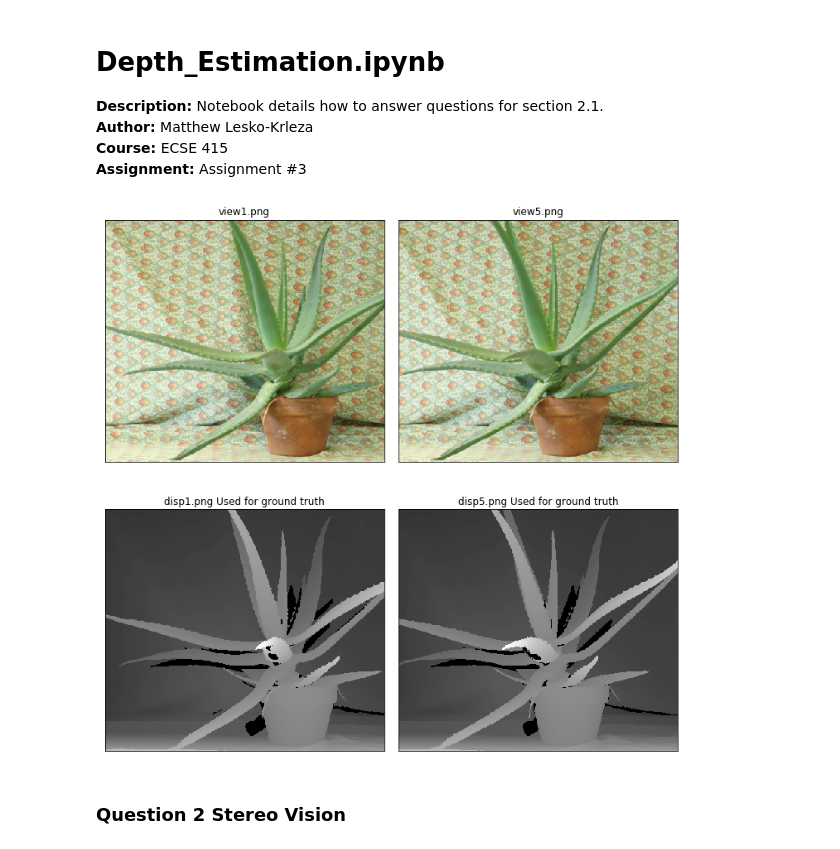
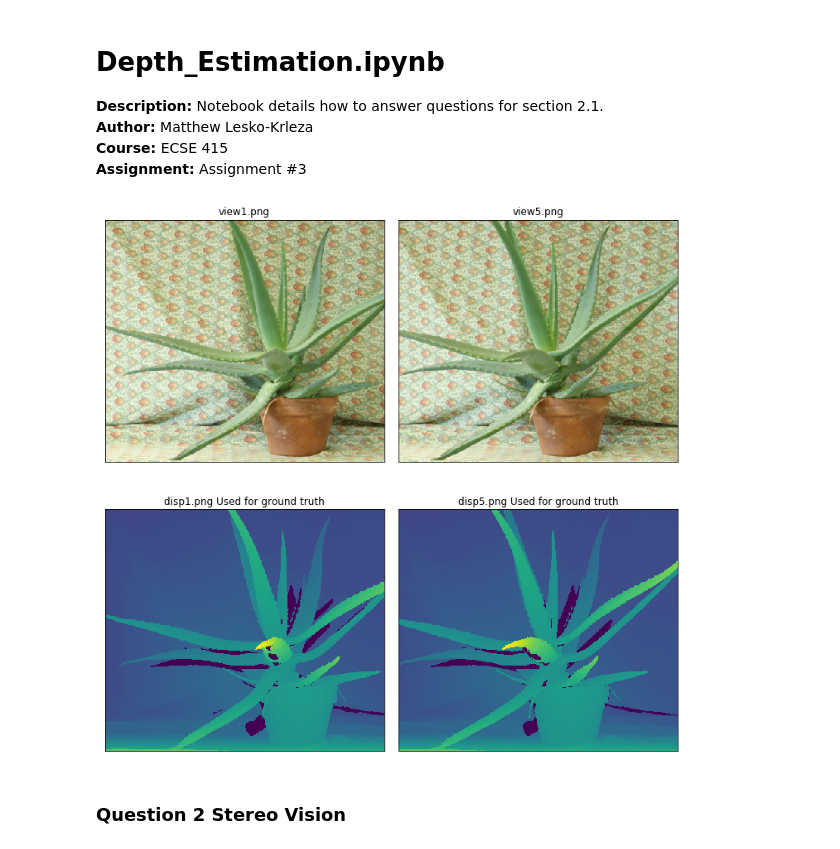
Before and after one commit to mattesko/ECSE415-Assignments, a Jupyter notebook: Assignment_3/Depth_Estimation.ipynb, the cells around one changed output. Saved outputs shown, nothing was run; the diff lists cells and outputs as text; code cells hidden in the pictures.

```diff
--- a/Assignment_3/Depth_Estimation.ipynb
+++ b/Assignment_3/Depth_Estimation.ipynb
@@ -17,21 +17,21 @@ img_disp5 = cv2.cvtColor(cv2.imread('./Aloe/disp5.png'), cv2.COLOR_BGR2GRAY)
 # %%
 plt.figure(figsize=(10,10))
 plt.subplot(221)
 plt.imshow(img_view1)
 plt.xticks([]), plt.yticks([]), plt.title('view1.png')
 plt.subplot(222)
 plt.imshow(img_view5)
 plt.xticks([]), plt.yticks([]), plt.title('view5.png')
 plt.subplot(223)
-plt.imshow(img_disp1, "gray")
+plt.imshow(img_disp1)
 plt.xticks([]), plt.yticks([]), plt.title('disp1.png Used for ground truth')
 plt.subplot(224)
-plt.imshow(img_disp5, "gray")
+plt.imshow(img_disp5)
 plt.xticks([]), plt.yticks([]), plt.title('disp5.png Used for ground truth')
 plt.tight_layout()
 plt.show()
 # %% [output]
-[figure, old version]
+[figure, new version]
 # %% [markdown]
 ### Question 2 Stereo Vision
 # %% [markdown]
```
Also changed, not shown: parts of 2 cells of this notebook.
